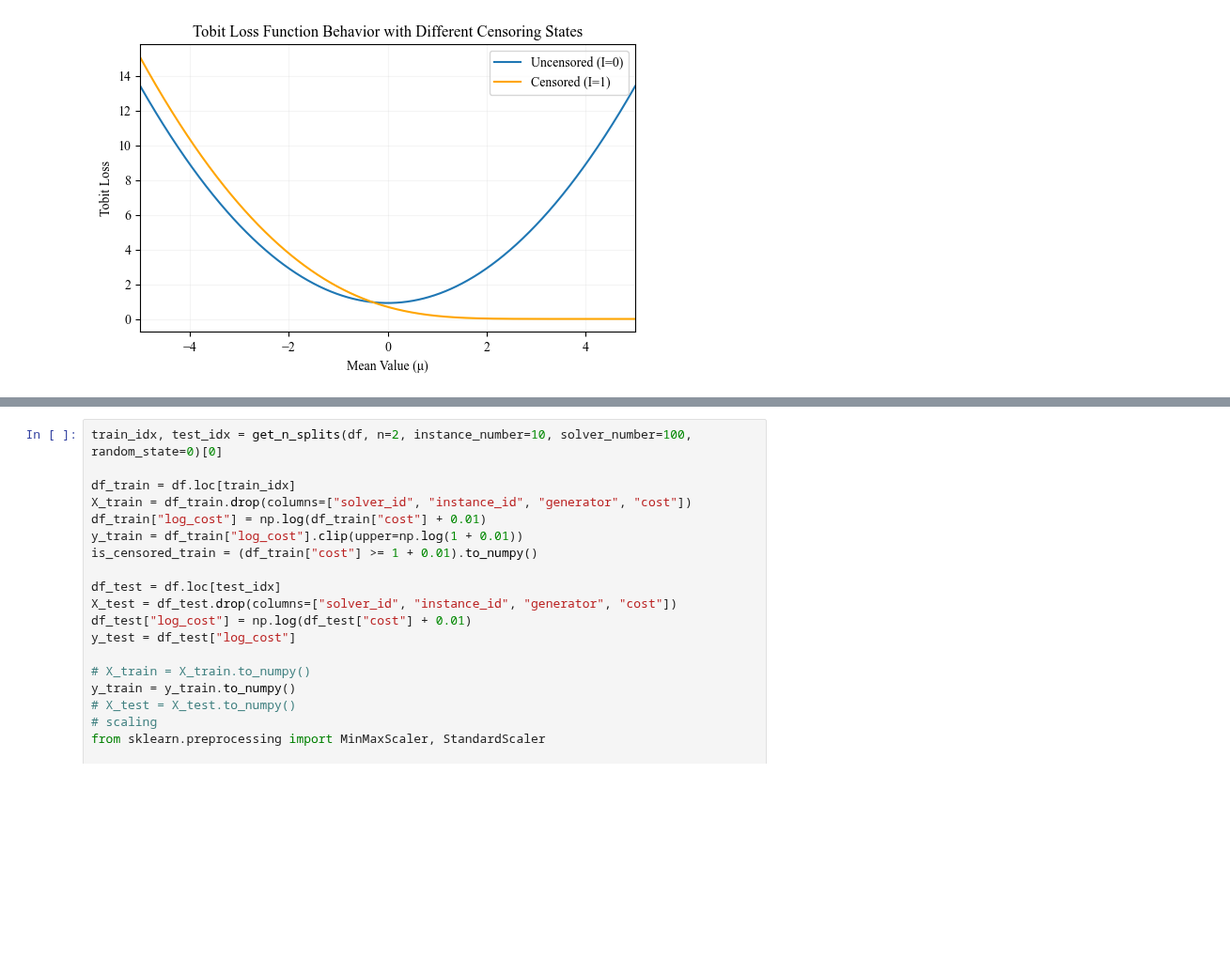
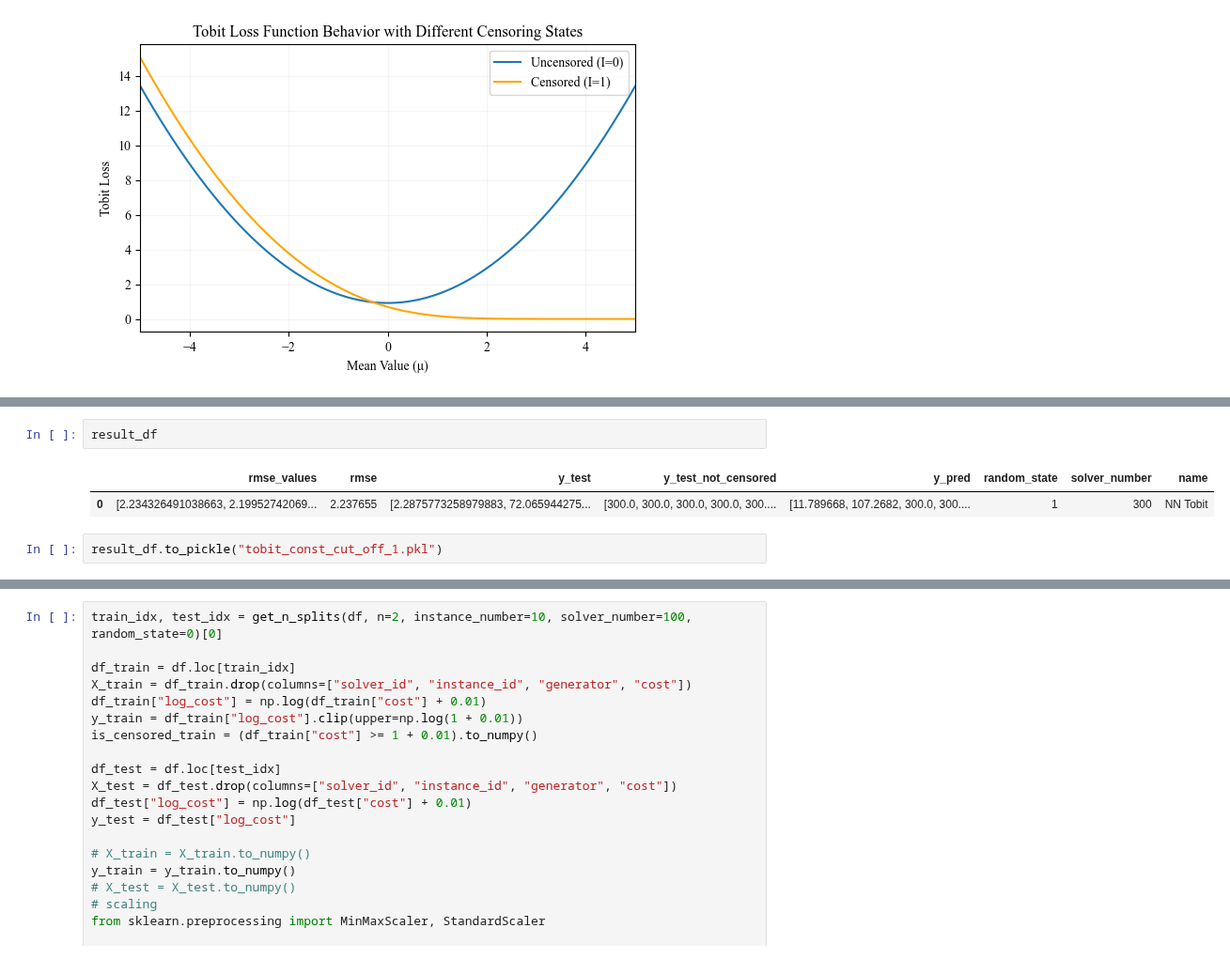
Before and after one commit to zakrzewow/raw-algorithm-portfolios, a Jupyter notebook: archive/phase1/test_tobit.ipynb, the cells around one changed output, grey strips where cells are left out. Shown at 94% size. Saved outputs shown, nothing was run; the diff lists cells and outputs as text; blank space fills up the shorter version.

```diff
--- a/archive/phase1/test_tobit.ipynb
+++ b/archive/phase1/test_tobit.ipynb
@@ -72,3 +154,10 @@ plt.show()
+# %%
+result_df
+# %% [output]
+|  | rmse_values | rmse | y_test | y_test_not_censored | y_pred | random_state | solver_number | name |
+| 0 | [2.234326491038663, 2.19952742069... | 2.237655 | [2.2875773258979883, 72.065944275... | [300.0, 300.0, 300.0, 300.0, 300.... | [11.789668, 107.2682, 300.0, 300.... | 1 | 300 | NN Tobit |
+# %%
+result_df.to_pickle("tobit_const_cut_off_1.pkl")
 # %%
 import torch
 import torch.nn as nn
```
Also changed, not shown: parts of 6 cells of this notebook, 7 other files.
